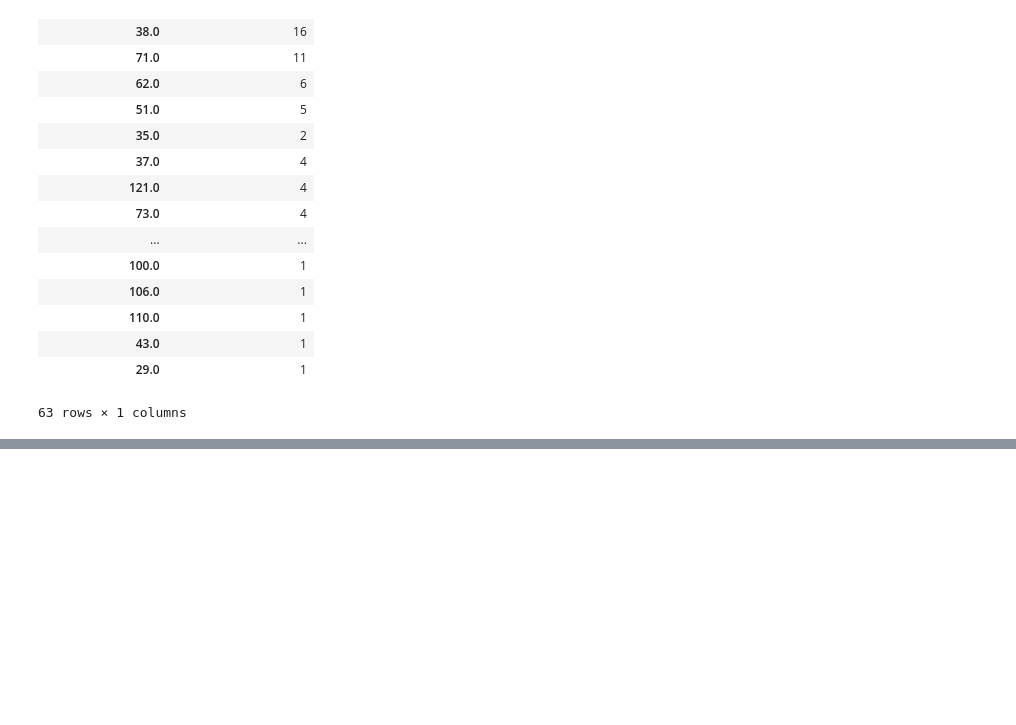
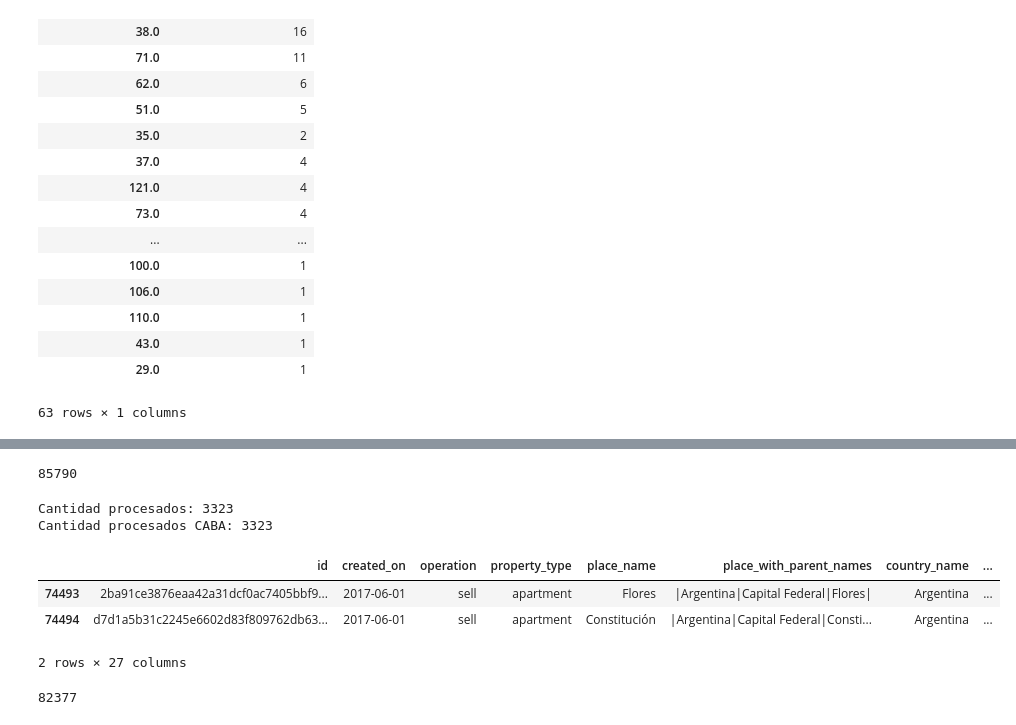
Before and after one commit to BrigliaAn/OrganizacionDeDatos, a Jupyter notebook: Tp1-Analisis-Exploratorio.ipynb, the cells around one changed output, grey strips where cells are left out. Cells and saved outputs as stored; diff of their text form; code cells hidden in the pictures; blank space fills up the shorter version.

```diff
--- a/Tp1-Analisis-Exploratorio.ipynb
+++ b/Tp1-Analisis-Exploratorio.ipynb
@@ -221,0 +338,20 @@ ps08.to_csv("../../home/lucas/academico/datos/tp1/properati-sell-processed-08.cs
+# %%
+#Junio,Mayo,Abril,Marzo,Febrero y Enero
+ps06 = pd.read_csv("../../home/lucas/academico/datos/tp1/csv_originales/properati-AR-2017-06-01-properties-sell.csv")
+ps06.count()['id']
+# %% [output]
+85790
+# %%
+ps06['created_on'] = ps06['created_on'].apply(pd.to_datetime)
+ps06 = ps06[(ps06['created_on'] >= '2017-06-01') & (ps06['created_on'] <= '2017-06-30')]
+print("Cantidad procesados: "+str(ps06.count()['id']))
+ps06 = ps06[ps06['state_name'].str.contains('ederal')]
+print("Cantidad procesados CABA: "+str(ps06.count()['id']))
+ps06.head(2)
+# %% [output]
+Cantidad procesados: 3323
+Cantidad procesados CABA: 3323
+|  | id | created_on | operation | property_type | place_name | place_with_parent_names | country_name | ... |
+| 74493 | 2ba91ce3876eaa42a31dcf0ac7405bbf9... | 2017-06-01 | sell | apartment | Flores | |Argentina|Capital Federal|Flores| | Argentina | ... |
+| 74494 | d7d1a5b31c2245e6602d83f809762db63... | 2017-06-01 | sell | apartment | Constitución | |Argentina|Capital Federal|Consti... | Argentina | ... |
+2 rows × 27 columns
@@ -221,0 +360,5 @@ ps08.to_csv("../../home/lucas/academico/datos/tp1/properati-sell-processed-08.cs
+# %%
+ps05 = pd.read_csv("../../home/lucas/academico/datos/tp1/csv_originales/properati-AR-2017-05-01-properties-sell.csv")
+ps05.count()['id']
+# %% [output]
+82377
```
Also changed, not shown: parts of 32 cells of this notebook.
